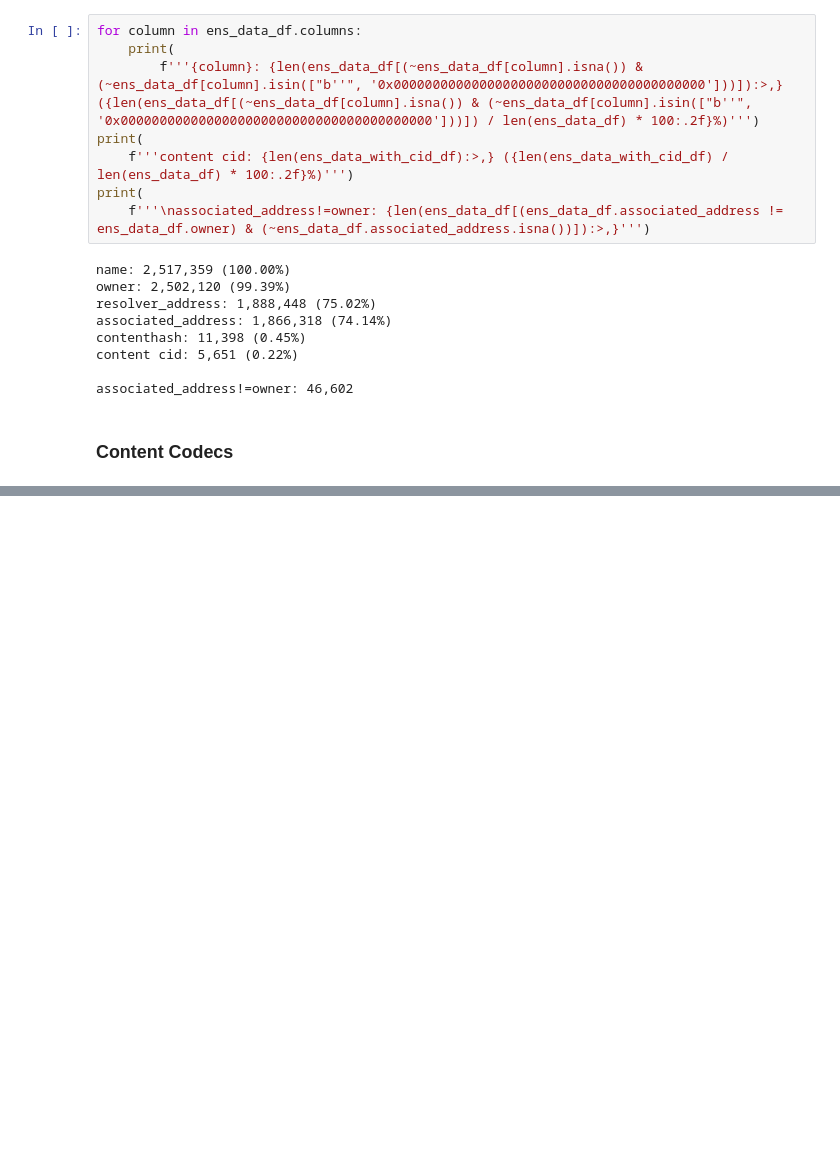
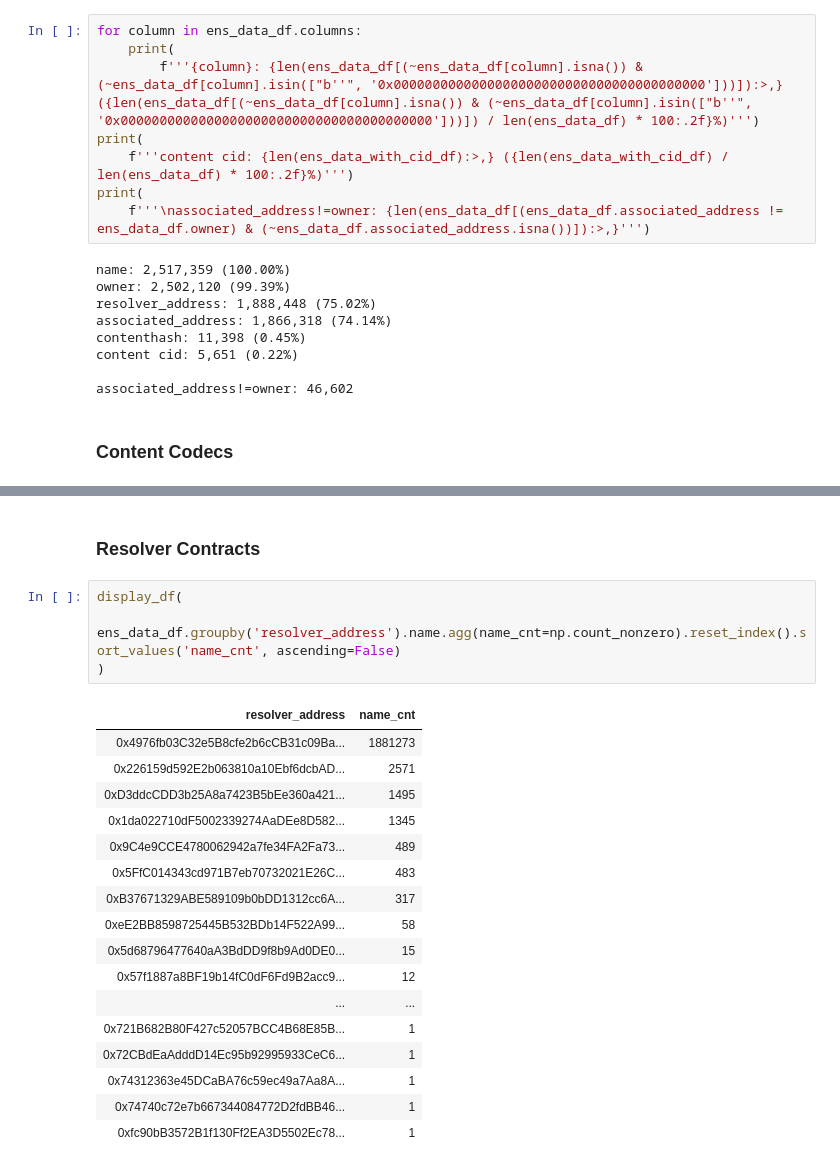
Before and after one commit to Snedashkovsky/ens-to-cyber, a Jupyter notebook: extract_ens_data.ipynb, the cells around one changed output, grey strips where cells are left out. Cells and saved outputs as stored; diff of their text form; blank space fills up the shorter version.

```diff
--- a/extract_ens_data.ipynb
+++ b/extract_ens_data.ipynb
@@ -212,0 +221,24 @@ ens_data_with_contenthash_df.groupby('content_codec')['name'].nunique().reset_in
+# %% [markdown]
+### Resolver Contracts
+# %%
+display_df(
+    ens_data_df.groupby('resolver_address').name.agg(name_cnt=np.count_nonzero).reset_index().sort_values('name_cnt', ascending=False)
+)
+# %% [output]
+| resolver_address | name_cnt |
+| 0x4976fb03C32e5B8cfe2b6cCB31c09Ba... | 1881273 |
+| 0x226159d592E2b063810a10Ebf6dcbAD... | 2571 |
+| 0xD3ddcCDD3b25A8a7423B5bEe360a421... | 1495 |
+| 0x1da022710dF5002339274AaDEe8D582... | 1345 |
+| 0x9C4e9CCE4780062942a7fe34FA2Fa73... | 489 |
+| 0x5FfC014343cd971B7eb70732021E26C... | 483 |
+| 0xB37671329ABE589109b0bDD1312cc6A... | 317 |
+| 0xeE2BB8598725445B532BDb14F522A99... | 58 |
+| 0x5d68796477640aA3BdDD9f8b9Ad0DE0... | 15 |
+| 0x57f1887a8BF19b14fC0dF6Fd9B2acc9... | 12 |
+| ... | ... |
+| 0x721B682B80F427c52057BCC4B68E85B... | 1 |
+| 0x72CBdEaAdddD14Ec95b92995933CeC6... | 1 |
+| 0x74312363e45DCaBA76c59ec49a7Aa8A... | 1 |
+| 0x74740c72e7b667344084772D2fdBB46... | 1 |
+| 0xfc90bB3572B1f130Ff2EA3D5502Ec78... | 1 |
```
Also changed, not shown: parts of 6 cells of this notebook.
